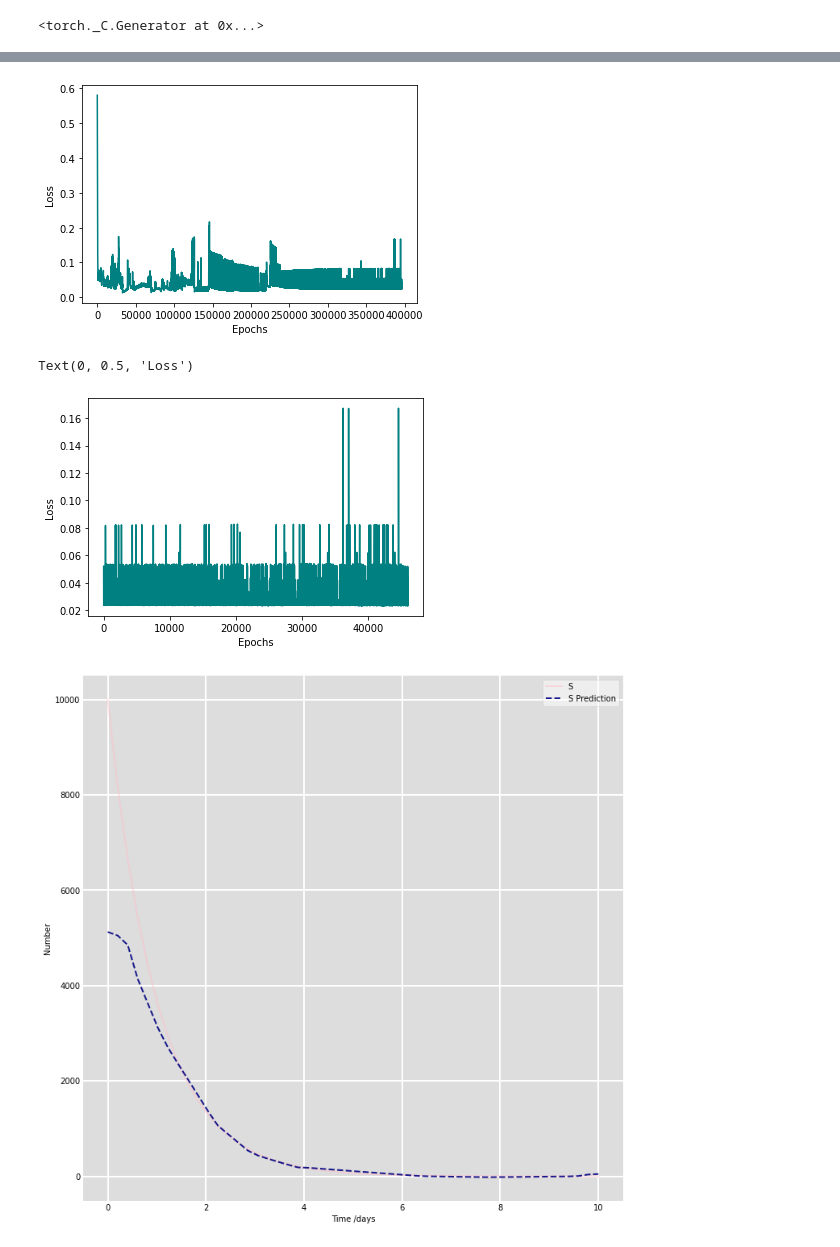
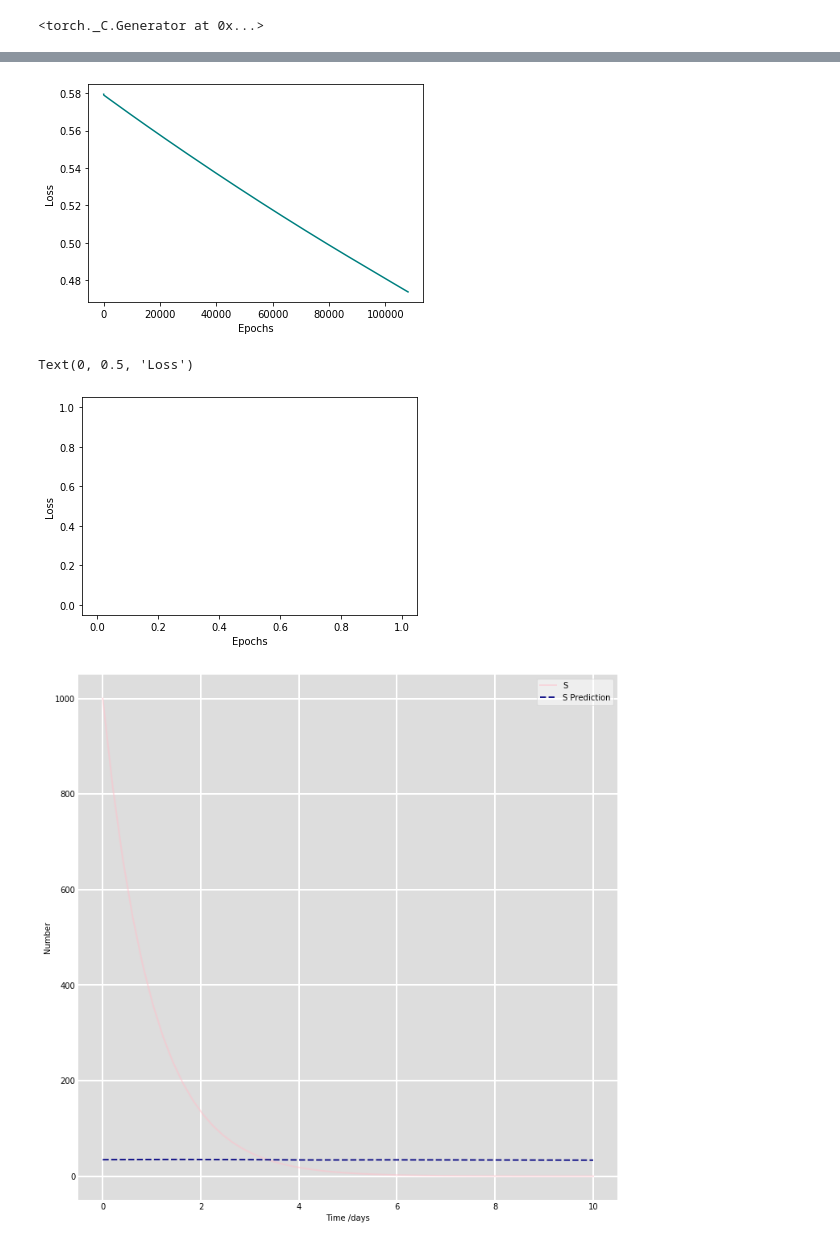
Before and after one commit to Shaier/DINN, a Jupyter notebook: Diseases/cholera/cholera.ipynb, the cells around one changed output, grey strips where cells are left out. Saved outputs shown, nothing was run; the diff lists cells and outputs as text; code cells hidden in the pictures.

```diff
--- a/Diseases/cholera/cholera.ipynb
+++ b/Diseases/cholera/cholera.ipynb
@@ -39,7 +27,7 @@ class DINN(nn.Module):
         self.S = torch.tensor(S_data)
         self.I = torch.tensor(I_data)
         self.B = torch.tensor(B_data)
-        self.H = torch.tensor(10000)
+        self.H = torch.tensor(1000)
 
         self.losses = [] #keep the losses
         self.save = 3 #which file to save to
@@ -149,7 +137,7 @@ class DINN(nn.Module):
         I = self.I_min + (self.I_max - self.I_min) * I_hat
 
         #equations
-        lambdda = B / (self.K + B)
+        lambdda = 1 #B / (self.K + B)
 
         f1_hat = S_hat_t - (self.n * (self.H - S) - self.a * lambdda * S) / (self.S_max - self.S_min)
         f2_hat = B_hat_t - (B * (-0.33) + self.e * I) / (self.B_max - self.B_min)
@@ -205,8 +193,8 @@ class DINN(nn.Module):
         loss.backward()
 
         self.optimizer.step()
-        #self.scheduler.step()
-        self.scheduler.step(loss)
+        self.scheduler.step()
+        #self.scheduler.step(loss)
 
         self.losses.append(loss.item())
 
@@ -257,19 +245,20 @@ learning_rate = 1e-4
 optimizer = optim.Adam(dinn.params, lr = learning_rate)
 dinn.optimizer = optimizer
 
-scheduler = torch.optim.lr_scheduler.ReduceLROnPlateau(dinn.optimizer, factor=0.9, patience = 5000, verbose=True)
+#scheduler = torch.optim.lr_scheduler.ReduceLROnPlateau(dinn.optimizer, factor=0.9, patience = 5000, verbose=True)
 #scheduler = torch.optim.lr_scheduler.CyclicLR(dinn.optimizer, base_lr=1e-6, max_lr=1e-3, step_size_up=100, mode="triangular2", cycle_momentum=False)
+scheduler = torch.optim.lr_scheduler.CyclicLR(dinn.optimizer, base_lr=1e-7, max_lr=1e-3, step_size_up=1000, mode="exp_range", gamma=0.85, cycle_momentum=False)
 
 dinn.scheduler = scheduler
 
 try:
-  S_pred_list, B_pred_list, I_pred_list = dinn.train(300000) #train
+  S_pred_list, B_pred_list, I_pred_list = dinn.train(100000) #train
 except EOFError:
   if dinn.save == 2:
     dinn.save = 3
-    S_pred_list, B_pred_list, I_pred_list = dinn.train(300000) #train
+    S_pred_list, B_pred_list, I_pred_list = dinn.train(100000) #train
   elif dinn.save == 3:
     dinn.save = 2
-    S_pred_list, B_pred_list, I_pred_list = dinn.train(300000) #train
+    S_pred_list, B_pred_list, I_pred_list = dinn.train(100000) #train
 # %% [output]
 loading pre-trained model...
@@ -292,11 +281,11 @@ Wall time: 20min 29s
-[figure, old version]
+[figure, new version]
 # %%
 plt.plot(dinn.losses[350000:], color = 'teal')
 plt.xlabel('Epochs')
 plt.ylabel('Loss')
 # %% [output]
 Text(0, 0.5, 'Loss')
-[figure, old version]
+[figure, new version]
 # %%
 fig = plt.figure(facecolor='w', figsize=(12,12))
 ax = fig.add_subplot(111, facecolor='#dddddd', axisbelow=True)
@@ -322,7 +311,7 @@ for spine in ('top', 'right', 'bottom', 'left'):
     ax.spines[spine].set_visible(False)
 plt.show()
 # %% [output]
-[figure, old version]
+[figure, new version]
 # %%
 -print('alpha1: (goal 1)', round(dinn.alpha1.item(),2))
 print('\nalpha2: (goal 0)', round(dinn.alpha2.item(),2))
```
Also changed, not shown: parts of 4 cells of this notebook, 13 other files.
